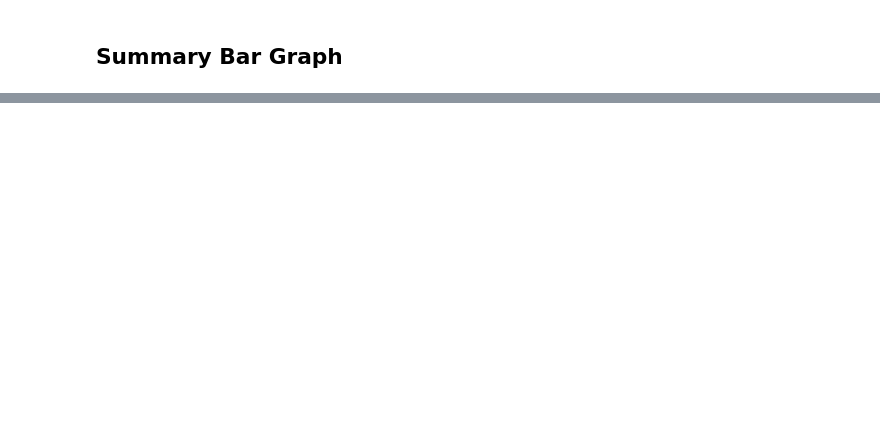
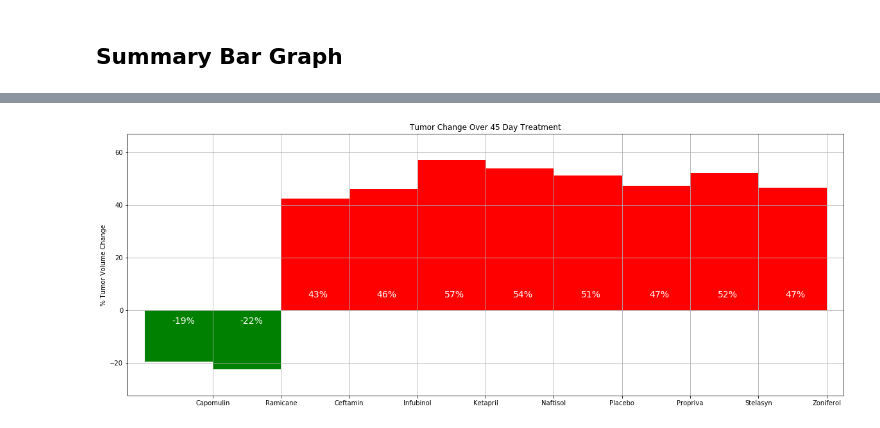
Before and after one commit to phamkdaniel/Pymaceuticals, a Jupyter notebook: pymaceuticals_starter.ipynb, the cells around one changed output, grey strips where cells are left out. Cells and saved outputs as stored; diff of their text form; code cells hidden in the pictures; blank space fills up the shorter version.

```diff
--- a/pymaceuticals_starter.ipynb
+++ b/pymaceuticals_starter.ipynb
@@ -316,5 +363,12 @@ plt.show()
 ## Summary Bar Graph
 # %%
 # Calculate the percent changes for each drug
+percent_change_df = pd.DataFrame({
+    "Drug" : drugs,
+    "% Change" : [(tumor_summary_df[drug][45] - tumor_summary_df[drug][0]) / tumor_summary_df[drug][0] *100
+                  for drug in drugs]
+}).set_index("Drug")
+
 
 # Display the data to confirm
+percent_change_df
@@ -358,0 +388,46 @@ fig.show()
+# %%
+# sort positive and negative tumor growth changes per drug
+pos_change = percent_change_df.loc[percent_change_df["% Change"] < 0]
+neg_change = percent_change_df.loc[percent_change_df["% Change"] >= 0]
+
+# create figure and set figsize
+fig = plt.figure(figsize=(20, 7.5))
+ax = plt.subplot(111)
+
+
+# separate and plot positive and negative growths
+pos_bar = ax.bar(np.arange(0, len(pos_change)), pos_change["% Change"], width=1, color="g", align="edge")
+neg_bar = ax.bar(np.arange(len(pos_change), len(pos_change)+len(neg_change), step=1), neg_change["% Change"],
+            width=1, color="r", align="edge")
+
+
+# add labels, tickmarks, grid
+plt.title("Tumor Change Over 45 Day Treatment")
+plt.ylabel("% Tumor Volume Change")
+
+x_axis = np.arange(0, len(drugs), step=1)
+plt.xticks(x_axis +1, pos_change.index.append(neg_change.index))
+
+plt.grid()
+
+
+# label percentages
+for bar in pos_bar:
+    plt.text(bar.get_x() +0.4, -5, s="{}%".format(int(round(bar.get_height()))), color="w", fontsize=14)
+for bar in neg_bar:
+    plt.text(bar.get_x() +0.4, 5, s="{}%".format(int(round(bar.get_height()))), color="w", fontsize=14)
+
+# set xlim and ylim
+
+plt.xlim(-0.25, len(drugs)+0.25)
+plt.ylim(min(pos_change["% Change"])-10, max(neg_change["% Change"])+10)
+
+
+# save figure
+# plt.savefig("tumor_change_over_time.png")
+
+
+# show figure
+fig.show()
+# %% [output]
+[figure, added]
```
Also changed, not shown: parts of 24 cells of this notebook.
